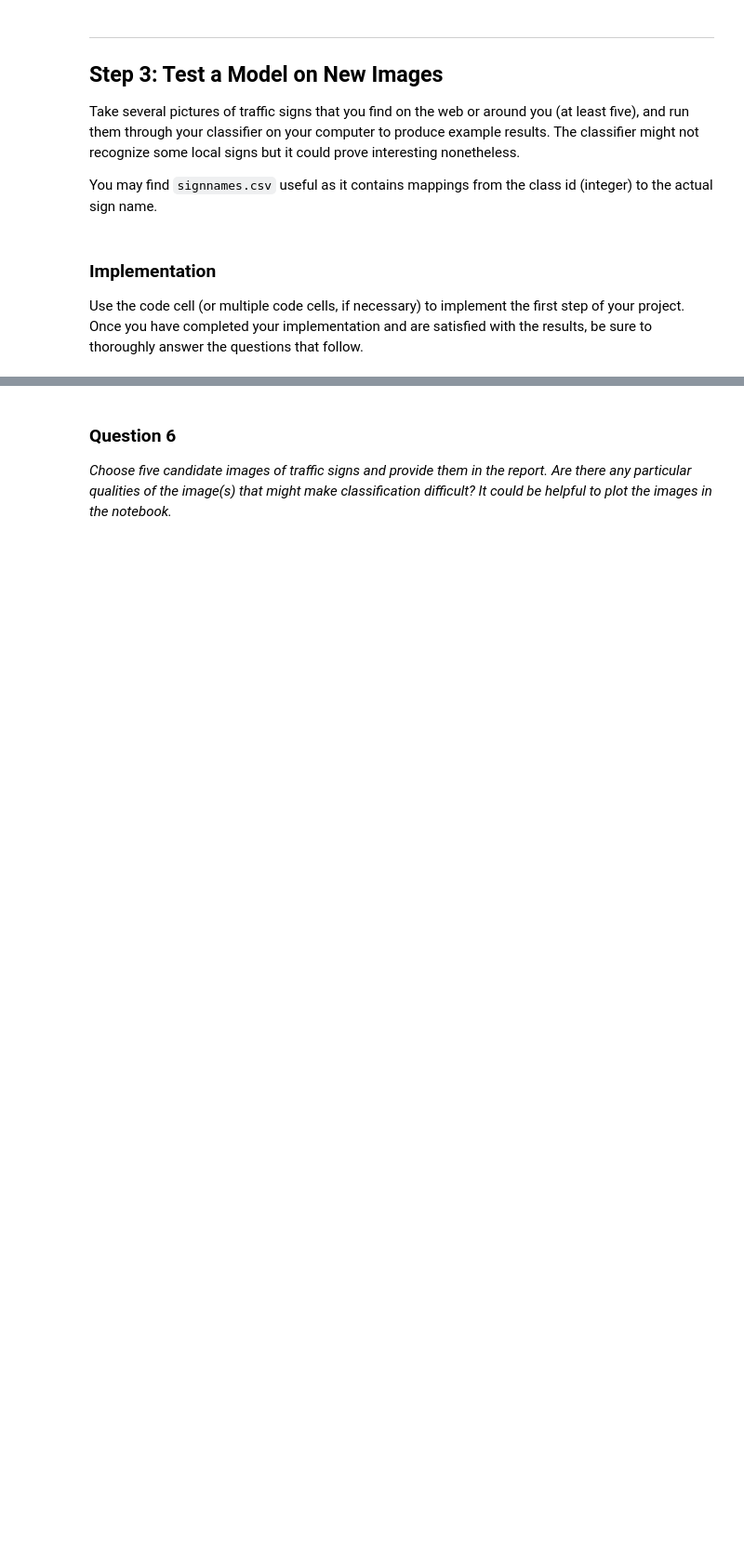
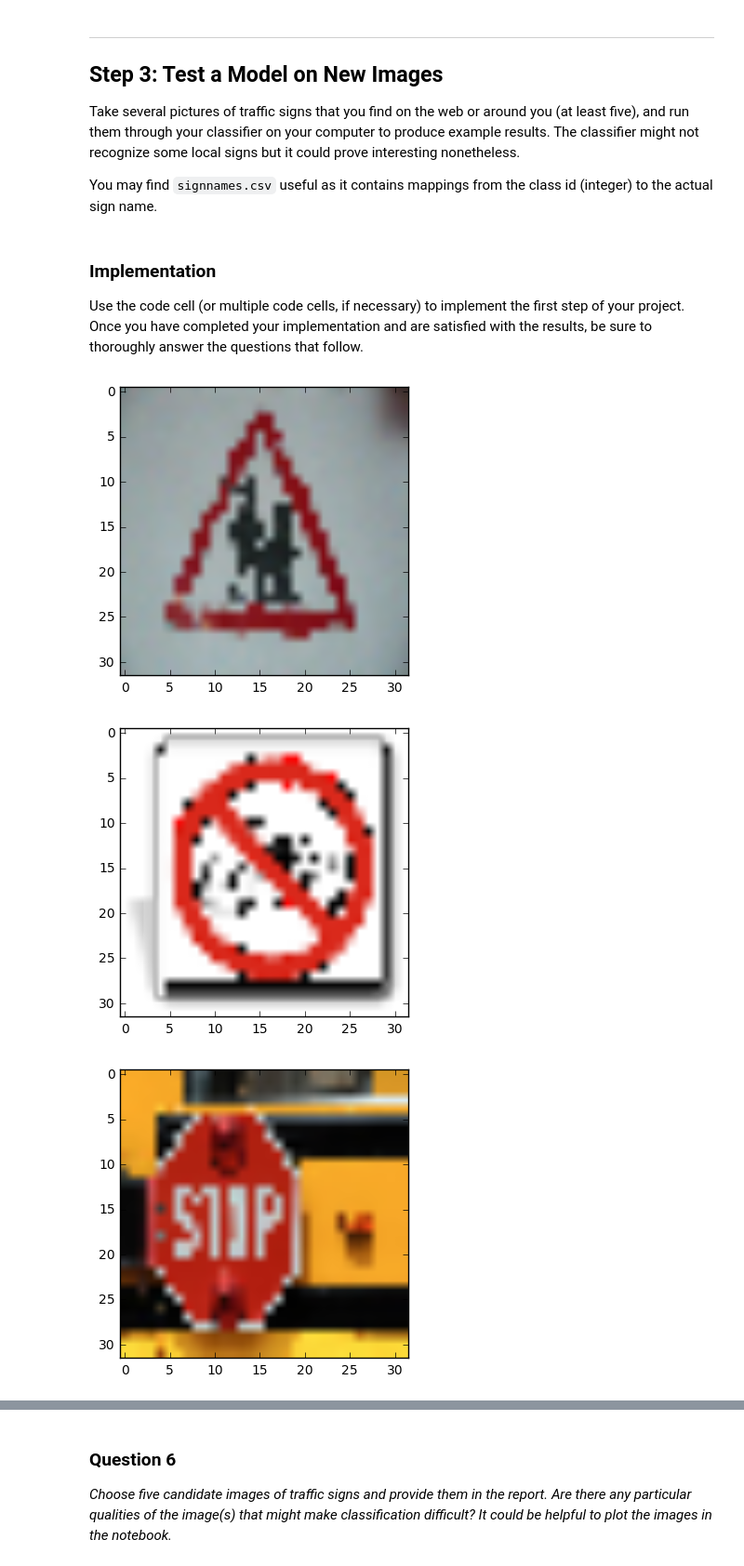
Before and after one commit to luqiang21/CarND-Traffic-Signs, a Jupyter notebook: Traffic_Signs_Recognition.ipynb, the cells around one changed output, grey strips where cells are left out. Shown at 93% size. Saved outputs shown, nothing was run; the diff lists cells and outputs as text; code cells hidden in the pictures; blank space fills up the shorter version.

Commit message:
test on new images

```diff
--- a/Traffic_Signs_Recognition.ipynb
+++ b/Traffic_Signs_Recognition.ipynb
@@ -454,3 +443,24 @@ Use the code cell (or multiple code cells, if necessary) to implement the first
 # %%
 ### Load the images and plot them here.
 ### Feel free to use as many code cells as needed.
+# %%
+import matplotlib.image as mpimg
+
+imgs = ['children_crossing.jpg', 'no_bicycle.png', 'stop.jpg', 'traffic_signals.jpg', 'yield.jpg']
+new_images = []
+
+new_labels = np.array([28., 15., 14., 26., 13.], np.float)
+
+for imgname in imgs:
+    image = mpimg.imread('test_images/' + imgname)
+    image = cv2.resize(image,(32, 32), interpolation = cv2.INTER_CUBIC)
+
+    plt.imshow(image)
+    plt.show()
+    image = grayscale(image)
+    image = normalize_grayscale(image)
+    new_images.append(image)
+# %% [output]
+[figure, added]
+[figure, added]
+[figure, added]
```
Also changed, not shown: parts of 17 cells of this notebook, 7 other files.
